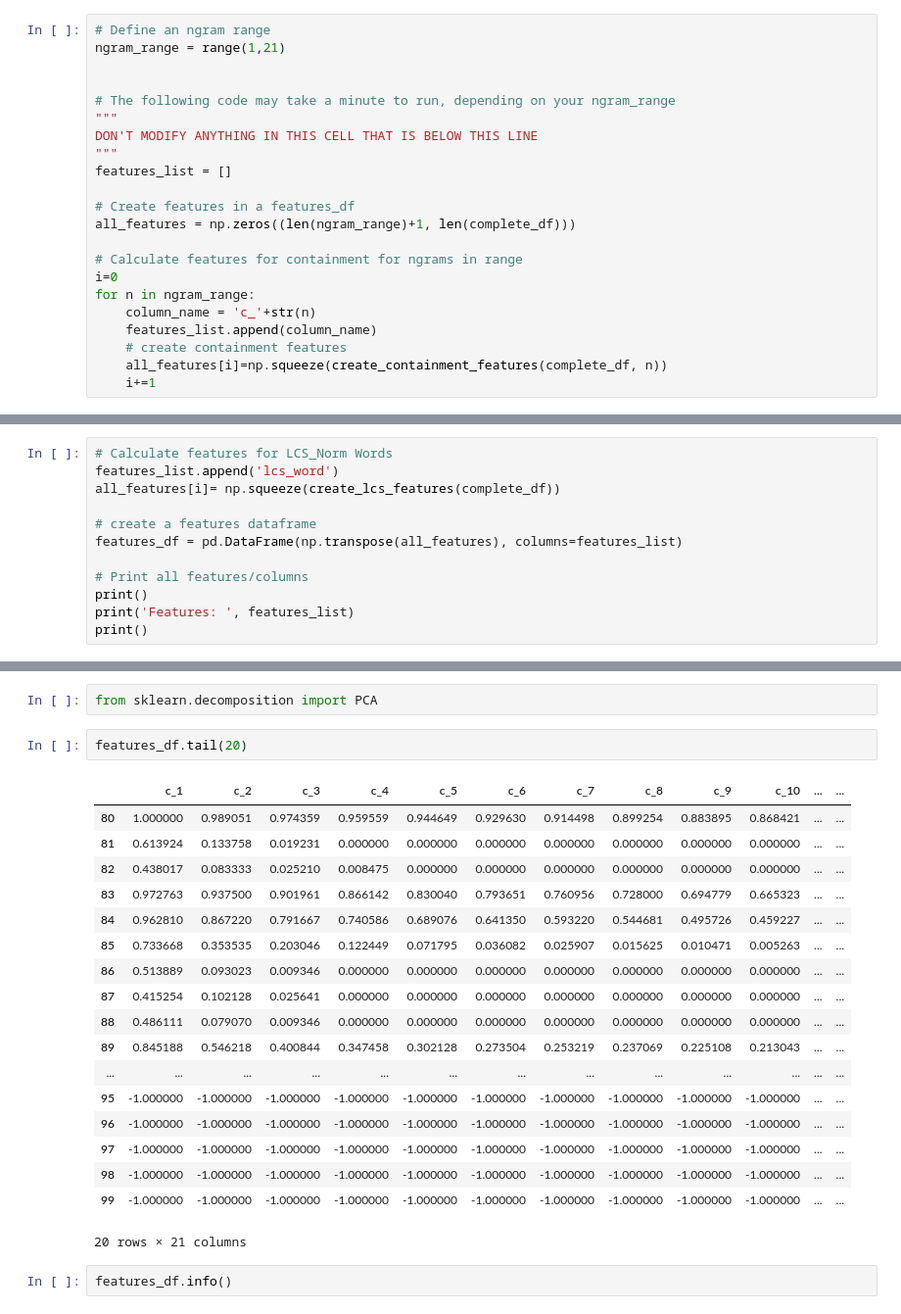
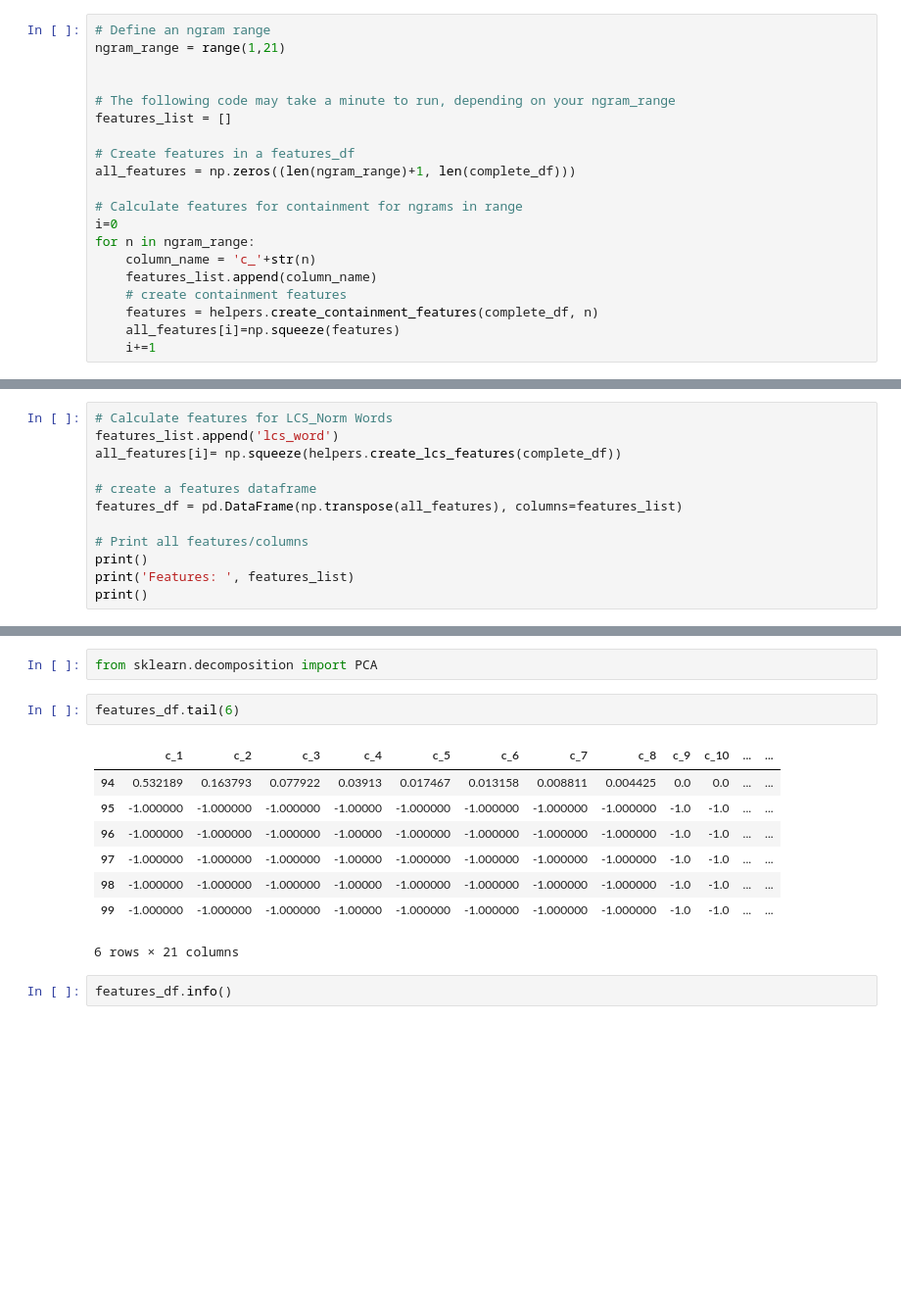
Before and after one commit to Ioana-P/Plagiarism-detection, a Jupyter notebook: 2_Plagiarism_Feature_Engineering.ipynb, the cells around one changed output, grey strips where cells are left out. Shown at 98% size. Saved outputs shown, nothing was run; the diff lists cells and outputs as text; blank space fills up the shorter version.

```diff
--- a/2_Plagiarism_Feature_Engineering.ipynb
+++ b/2_Plagiarism_Feature_Engineering.ipynb
@@ -766,9 +548,6 @@ ngram_range = range(1,21)
 
 
 # The following code may take a minute to run, depending on your ngram_range
-"""
-DON'T MODIFY ANYTHING IN THIS CELL THAT IS BELOW THIS LINE
-"""
 features_list = []
 
 # Create features in a features_df
@@ -780,7 +559,8 @@ for n in ngram_range:
     column_name = 'c_'+str(n)
     features_list.append(column_name)
     # create containment features
-    all_features[i]=np.squeeze(create_containment_features(complete_df, n))
+    features = helpers.create_containment_features(complete_df, n)
+    all_features[i]=np.squeeze(features)
     i+=1
 # %% [output]
 1-gram containment features created!
@@ -806,7 +586,7 @@ for n in ngram_range:
 # %%
 # Calculate features for LCS_Norm Words
 features_list.append('lcs_word')
-all_features[i]= np.squeeze(create_lcs_features(complete_df))
+all_features[i]= np.squeeze(helpers.create_lcs_features(complete_df))
 
 # create a features dataframe
 features_df = pd.DataFrame(np.transpose(all_features), columns=features_list)
@@ -876,26 +654,16 @@ However, it's worth questioning if this is the best approach and if a data reduc
 # %%
 from sklearn.decomposition import PCA
 # %%
-features_df.tail(20)
+features_df.tail(6)
 # %% [output]
 |  | c_1 | c_2 | c_3 | c_4 | c_5 | c_6 | c_7 | c_8 | c_9 | c_10 | ... | ... |
-| 80 | 1.000000 | 0.989051 | 0.974359 | 0.959559 | 0.944649 | 0.929630 | 0.914498 | 0.899254 | 0.883895 | 0.868421 | ... | ... |
-| 81 | 0.613924 | 0.133758 | 0.019231 | 0.000000 | 0.000000 | 0.000000 | 0.000000 | 0.000000 | 0.000000 | 0.000000 | ... | ... |
-| 82 | 0.438017 | 0.083333 | 0.025210 | 0.008475 | 0.000000 | 0.000000 | 0.000000 | 0.000000 | 0.000000 | 0.000000 | ... | ... |
-| 83 | 0.972763 | 0.937500 | 0.901961 | 0.866142 | 0.830040 | 0.793651 | 0.760956 | 0.728000 | 0.694779 | 0.665323 | ... | ... |
-| 84 | 0.962810 | 0.867220 | 0.791667 | 0.740586 | 0.689076 | 0.641350 | 0.593220 | 0.544681 | 0.495726 | 0.459227 | ... | ... |
-| 85 | 0.733668 | 0.353535 | 0.203046 | 0.122449 | 0.071795 | 0.036082 | 0.025907 | 0.015625 | 0.010471 | 0.005263 | ... | ... |
-| 86 | 0.513889 | 0.093023 | 0.009346 | 0.000000 | 0.000000 | 0.000000 | 0.000000 | 0.000000 | 0.000000 | 0.000000 | ... | ... |
-| 87 | 0.415254 | 0.102128 | 0.025641 | 0.000000 | 0.000000 | 0.000000 | 0.000000 | 0.000000 | 0.000000 | 0.000000 | ... | ... |
-| 88 | 0.486111 | 0.079070 | 0.009346 | 0.000000 | 0.000000 | 0.000000 | 0.000000 | 0.000000 | 0.000000 | 0.000000 | ... | ... |
-| 89 | 0.845188 | 0.546218 | 0.400844 | 0.347458 | 0.302128 | 0.273504 | 0.253219 | 0.237069 | 0.225108 | 0.213043 | ... | ... |
-| ... | ... | ... | ... | ... | ... | ... | ... | ... | ... | ... | ... | ... |
-| 95 | -1.000000 | -1.000000 | -1.000000 | -1.000000 | -1.000000 | -1.000000 | -1.000000 | -1.000000 | -1.000000 | -1.000000 | ... | ... |
-| 96 | -1.000000 | -1.000000 | -1.000000 | -1.000000 | -1.000000 | -1.000000 | -1.000000 | -1.000000 | -1.000000 | -1.000000 | ... | ... |
-| 97 | -1.000000 | -1.000000 | -1.000000 | -1.000000 | -1.000000 | -1.000000 | -1.000000 | -1.000000 | -1.000000 | -1.000000 | ... | ... |
-| 98 | -1.000000 | -1.000000 | -1.000000 | -1.000000 | -1.000000 | -1.000000 | -1.000000 | -1.000000 | -1.000000 | -1.000000 | ... | ... |
-| 99 | -1.000000 | -1.000000 | -1.000000 | -1.000000 | -1.000000 | -1.000000 | -1.000000 | -1.000000 | -1.000000 | -1.000000 | ... | ... |
+| 94 | 0.532189 | 0.163793 | 0.077922 | 0.03913 | 0.017467 | 0.013158 | 0.008811 | 0.004425 | 0.0 | 0.0 | ... | ... |
+| 95 | -1.000000 | -1.000000 | -1.000000 | -1.00000 | -1.000000 | -1.000000 | -1.000000 | -1.000000 | -1.0 | -1.0 | ... | ... |
+| 96 | -1.000000 | -1.000000 | -1.000000 | -1.00000 | -1.000000 | -1.000000 | -1.000000 | -1.000000 | -1.0 | -1.0 | ... | ... |
+| 97 | -1.000000 | -1.000000 | -1.000000 | -1.00000 | -1.000000 | -1.000000 | -1.000000 | -1.000000 | -1.0 | -1.0 | ... | ... |
+| 98 | -1.000000 | -1.000000 | -1.000000 | -1.00000 | -1.000000 | -1.000000 | -1.000000 | -1.000000 | -1.0 | -1.0 | ... | ... |
+| 99 | -1.000000 | -1.000000 | -1.000000 | -1.00000 | -1.000000 | -1.000000 | -1.000000 | -1.000000 | -1.0 | -1.0 | ... | ... |
-20 rows × 21 columns
+6 rows × 21 columns
 # %%
 features_df.info()
 # %% [output]
```
Also changed, not shown: parts of 60 cells of this notebook, 2 other files.
